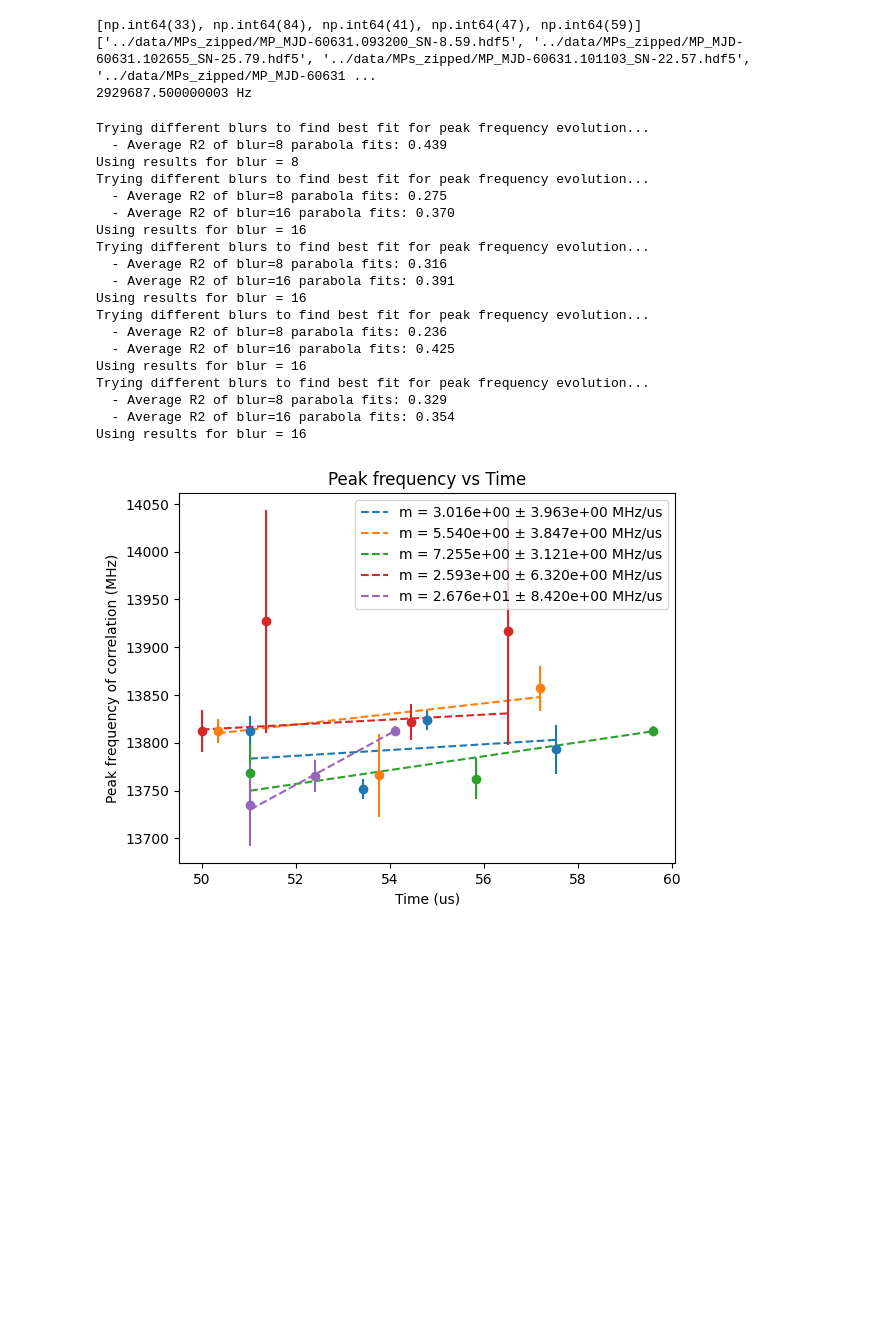
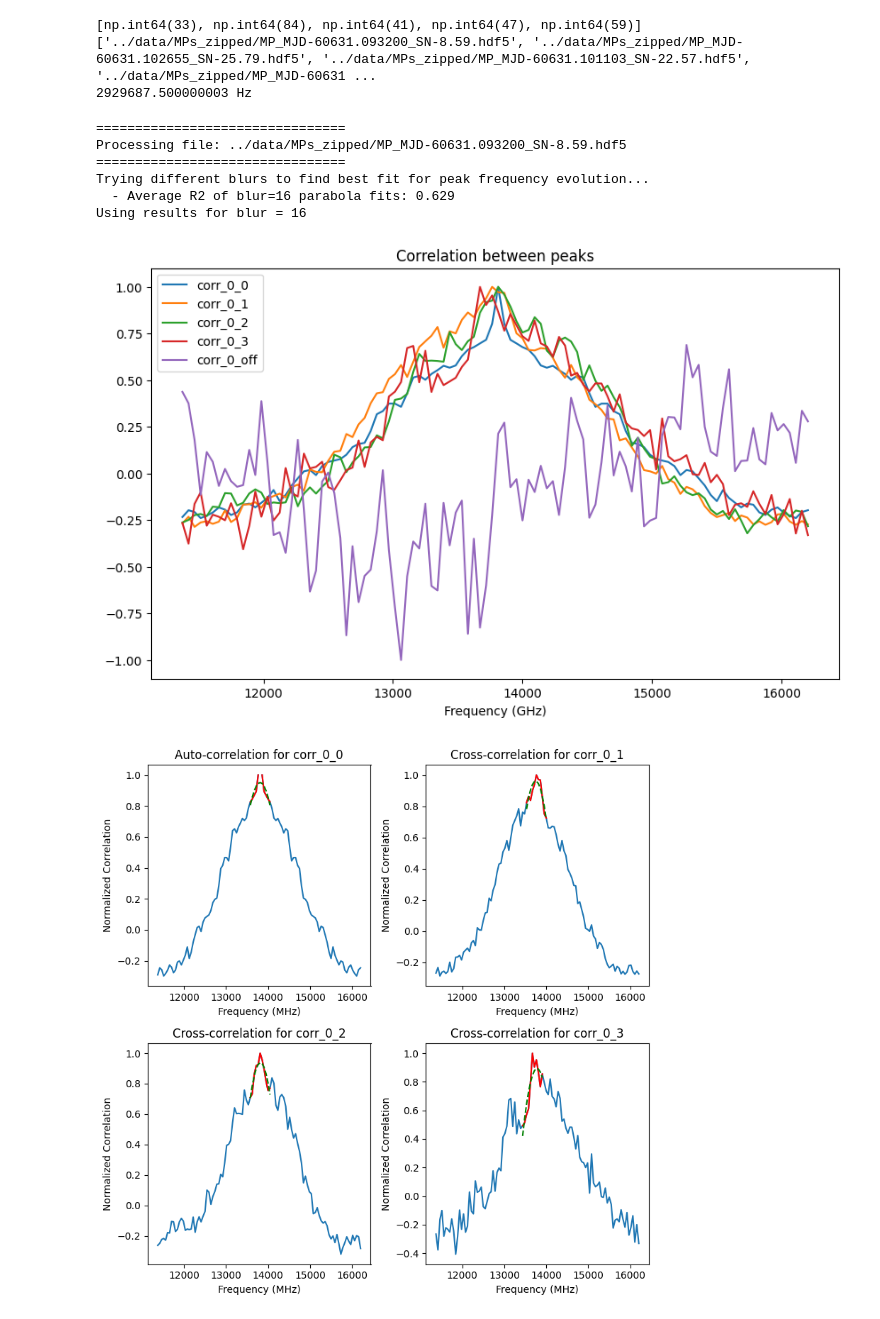
Before and after one commit to benjaminscully/1501-giant-pulses, a Jupyter notebook: misc_coding/data_correlation.ipynb, the cells around one changed output. Saved outputs shown, nothing was run; the diff lists cells and outputs as text; code cells hidden in the pictures; blank space fills up the shorter version.

```diff
--- a/misc_coding/data_correlation.ipynb
+++ b/misc_coding/data_correlation.ipynb
@@ -57,35 +57,26 @@ base_ts = np.linspace(0, sample_f.shape[0] * time_step, sample_f.shape[0]).to(u.
 ['../data/MPs_zipped/MP_MJD-60631.093200_SN-8.59.hdf5', '../data/MPs_zipped/MP_MJD-60631.102655_SN-25.79.hdf5', '../data/MPs_zipped/MP_MJD-60631.101103_SN-22.57.hdf5', '../data/MPs_zipped/MP_MJD-60631 ...
 2929687.500000003 Hz
 # %%
-blurs = [8, 16, 32]
+blurs = [16, 32]
 
 correlations = {}
 freqs_blur = {}
 peak_times = {}
 fn = 0
 f = fs[fn]
 
 for fn, f in enumerate(fs):
+    print("================================")
+    print("Processing file: {}".format(files[fn]))
+    print("================================")
     correlation.get_correlation_peak_evolution(f, num_peaks_arr[fn], f.header0['frequency'], base_ts, blurs=blurs, plot=True, verbose=1)
 plt.show()
 # %% [output]
+================================
+Processing file: ../data/MPs_zipped/MP_MJD-60631.093200_SN-8.59.hdf5
+================================
 Trying different blurs to find best fit for peak frequency evolution...
-  - Average R2 of blur=8 parabola fits: 0.439
-Using results for blur = 8
-Trying different blurs to find best fit for peak frequency evolution...
-  - Average R2 of blur=8 parabola fits: 0.275
-  - Average R2 of blur=16 parabola fits: 0.370
+  - Average R2 of blur=16 parabola fits: 0.629
 Using results for blur = 16
-Trying different blurs to find best fit for peak frequency evolution...
-  - Average R2 of blur=8 parabola fits: 0.316
-  - Average R2 of blur=16 parabola fits: 0.391
-Using results for blur = 16
-Trying different blurs to find best fit for peak frequency evolution...
-  - Average R2 of blur=8 parabola fits: 0.236
-  - Average R2 of blur=16 parabola fits: 0.425
-Using results for blur = 16
-Trying different blurs to find best fit for peak frequency evolution...
-  - Average R2 of blur=8 parabola fits: 0.329
-  - Average R2 of blur=16 parabola fits: 0.354
-Using results for blur = 16
-[figure, old version]
+[figure, new version]
+[figure, added]
```
Also changed, not shown: parts of 1 cell of this notebook, 2 other files.
